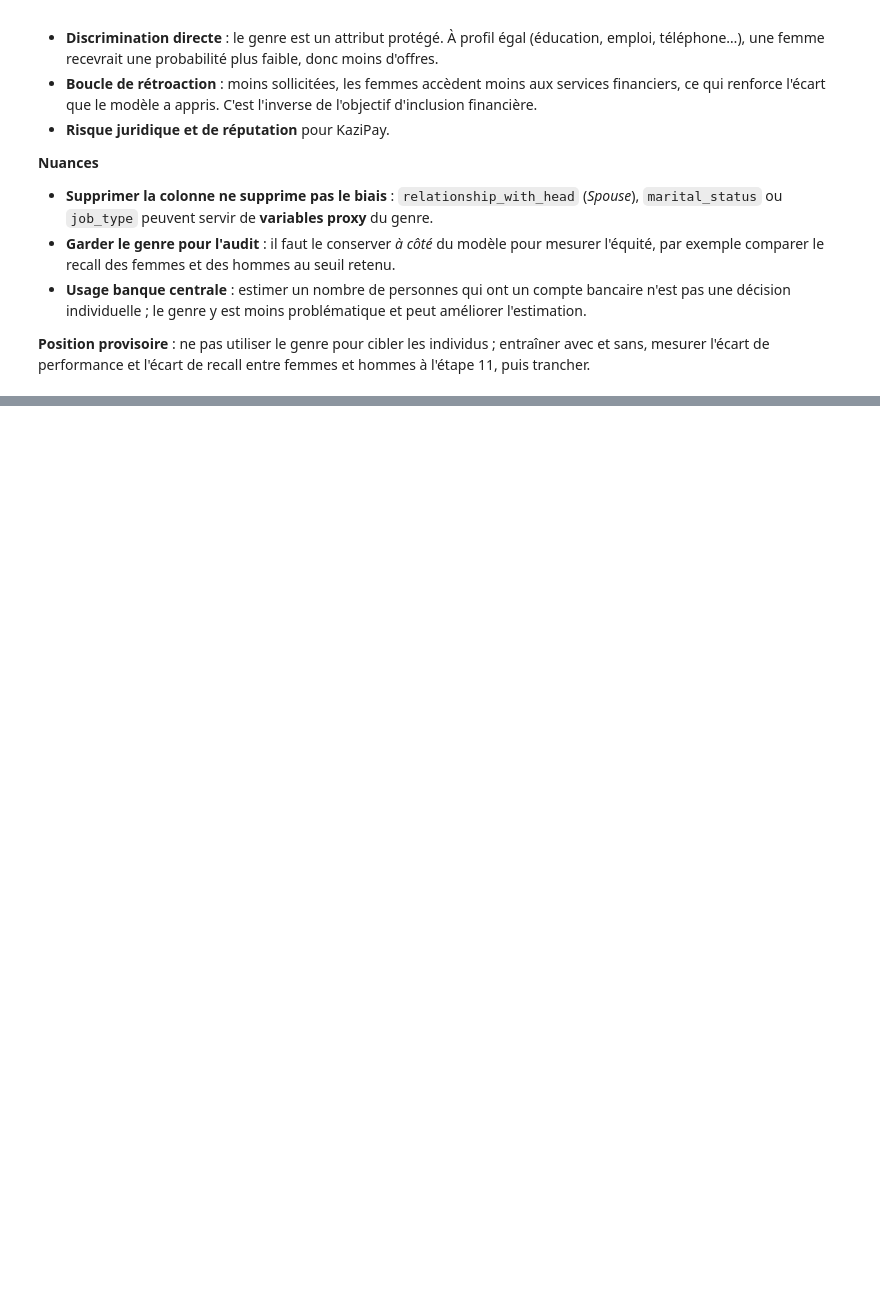
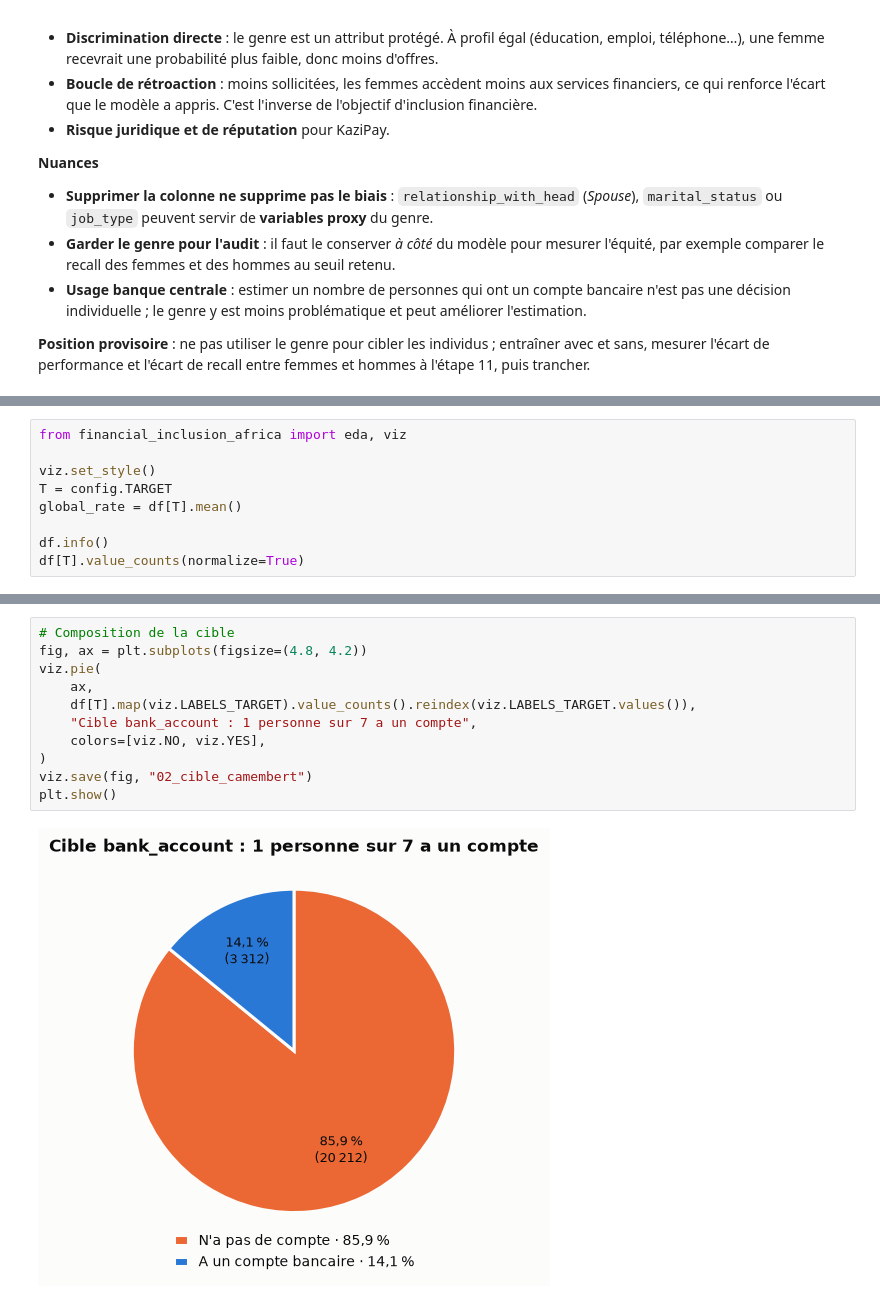
Before and after one commit to kmache/financial-inclusion-africa, a Jupyter notebook: notebooks/01_exploration.ipynb, the cells around one changed output, grey strips where cells are left out. Drawn from its saved outputs; the diff is of its cells as text; blank space fills up the shorter version.

Commit message:
Étape 2 : explorer les données (Q2.1–Q2.7, 14 figures, modules eda et viz)

```diff
--- a/notebooks/01_exploration.ipynb
+++ b/notebooks/01_exploration.ipynb
@@ -249,0 +252,9 @@ pd.crosstab(
+# %%
+from financial_inclusion_africa import eda, viz
+
+viz.set_style()
+T = config.TARGET
+global_rate = df[T].mean()
+
+df.info()
+df[T].value_counts(normalize=True)
@@ -249,0 +331,13 @@ pd.crosstab(
+# %%
+# Composition de la cible
+fig, ax = plt.subplots(figsize=(4.8, 4.2))
+viz.pie(
+    ax,
+    df[T].map(viz.LABELS_TARGET).value_counts().reindex(viz.LABELS_TARGET.values()),
+    "Cible bank_account : 1 personne sur 7 a un compte",
+    colors=[viz.NO, viz.YES],
+)
+viz.save(fig, "02_cible_camembert")
+plt.show()
+# %% [output]
+[figure, added]
```
Also changed, not shown: parts of 44 cells of this notebook, 16 other files.
